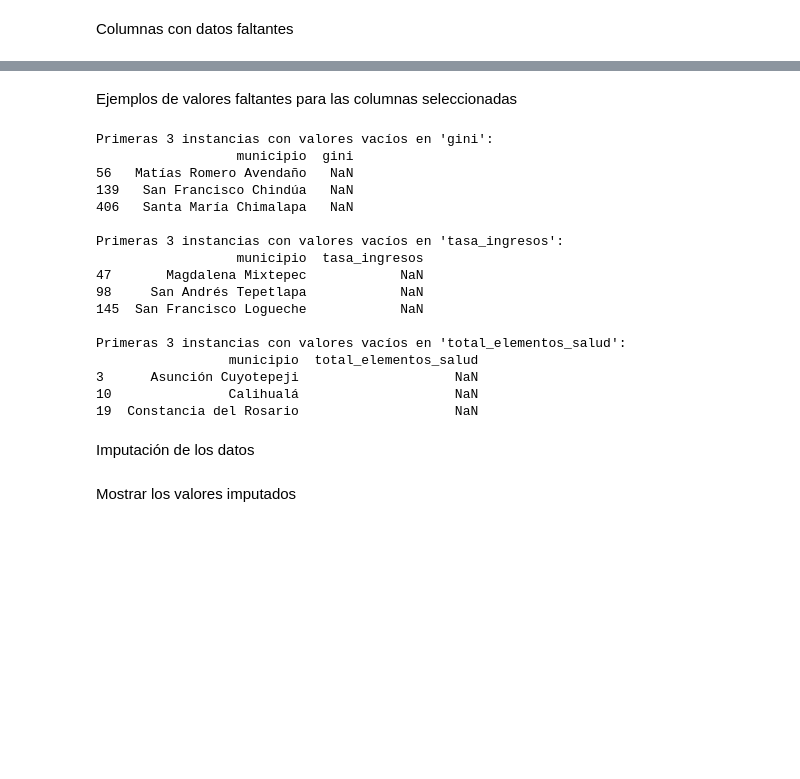
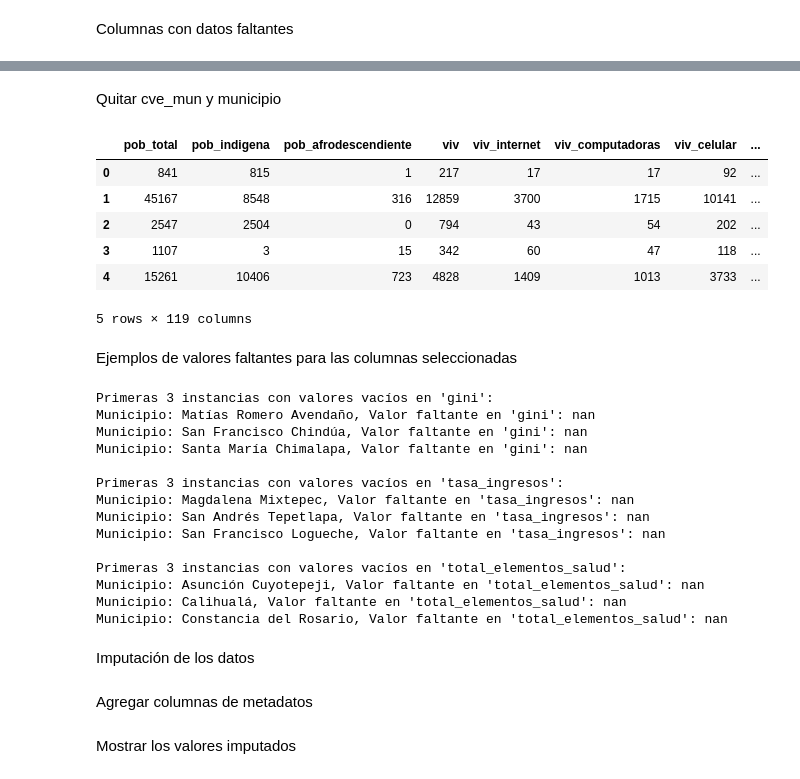
Before and after one commit to axldorian/ai-muni-rec, a Jupyter notebook: notebooks/data_imputation.ipynb, the cells around one changed output, grey strips where cells are left out. Drawn from its saved outputs; the diff is of its cells as text; code cells hidden in the pictures; blank space fills up the shorter version.

```diff
--- a/notebooks/data_imputation.ipynb
+++ b/notebooks/data_imputation.ipynb
@@ -55,3 +91,18 @@ Removing (13) columns: ['cama_hospital', 'cama_fuera_hospital', 'cama_rec_nac',
+# %% [markdown]
+Quitar cve_mun y municipio
+# %%
+metadata = ["cve_mun", "municipio"]
+
+df_cleaned = df_cleaned.drop(columns=metadata)
+df_cleaned.head()
+# %% [output]
+|  | pob_total | pob_indigena | pob_afrodescendiente | viv | viv_internet | viv_computadoras | viv_celular | ... |
+| 0 | 841 | 815 | 1 | 217 | 17 | 17 | 92 | ... |
+| 1 | 45167 | 8548 | 316 | 12859 | 3700 | 1715 | 10141 | ... |
+| 2 | 2547 | 2504 | 0 | 794 | 43 | 54 | 202 | ... |
+| 3 | 1107 | 3 | 15 | 342 | 60 | 47 | 118 | ... |
+| 4 | 15261 | 10406 | 723 | 4828 | 1409 | 1013 | 3733 | ... |
+5 rows × 119 columns
 # %% [markdown]
 Ejemplos de valores faltantes para las columnas seleccionadas
 # %%
@@ -61,29 +112,31 @@ for col in to_keep:
     missing_rows = df_cleaned[df_cleaned[col].isnull()].head(3)
     if not missing_rows.empty:
         print(f"\nPrimeras 3 instancias con valores vacíos en '{col}':")
-        print(missing_rows[["municipio", col]])
+        # print(missing_rows[["municipio", col]])
+
+        # imprima el nombre del municipio en df y el valor faltante
+        for index, row in missing_rows.iterrows():
+            print(f"Municipio: {df.loc[index, 'municipio']}, Valor faltante en '{col}': {row[col]}")
+
         to_show.append({
             "column": col,
             "rows": missing_rows.index
         })
 # %% [output]
 Primeras 3 instancias con valores vacíos en 'gini':
-                  municipio  gini
-56   Matías Romero Avendaño   NaN
-139   San Francisco Chindúa   NaN
-406   Santa María Chimalapa   NaN
+Municipio: Matías Romero Avendaño, Valor faltante en 'gini': nan
+Municipio: San Francisco Chindúa, Valor faltante en 'gini': nan
+Municipio: Santa María Chimalapa, Valor faltante en 'gini': nan
 
 Primeras 3 instancias con valores vacíos en 'tasa_ingresos':
-                  municipio  tasa_ingresos
-47       Magdalena Mixtepec            NaN
-98     San Andrés Tepetlapa            NaN
-145  San Francisco Logueche            NaN
+Municipio: Magdalena Mixtepec, Valor faltante en 'tasa_ingresos': nan
+Municipio: San Andrés Tepetlapa, Valor faltante en 'tasa_ingresos': nan
+Municipio: San Francisco Logueche, Valor faltante en 'tasa_ingresos': nan
 
 Primeras 3 instancias con valores vacíos en 'total_elementos_salud':
-                 municipio  total_elementos_salud
-3      Asunción Cuyotepeji                    NaN
-10               Calihualá                    NaN
-19  Constancia del Rosario                    NaN
+Municipio: Asunción Cuyotepeji, Valor faltante en 'total_elementos_salud': nan
+Municipio: Calihualá, Valor faltante en 'total_elementos_salud': nan
+Municipio: Constancia del Rosario, Valor faltante en 'total_elementos_salud': nan
 # %% [markdown]
 Imputación de los datos
 # %%
@@ -98,3 +151,5 @@ for i, col in enumerate(to_keep):
 
 # Ceil round for 'total_elementos_salud'
 df_cleaned['total_elementos_salud'] = df_cleaned['total_elementos_salud'].round().astype(int)
+# %% [markdown]
+Agregar columnas de metadatos
```
Also changed, not shown: parts of 10 cells of this notebook, 4 other files.
